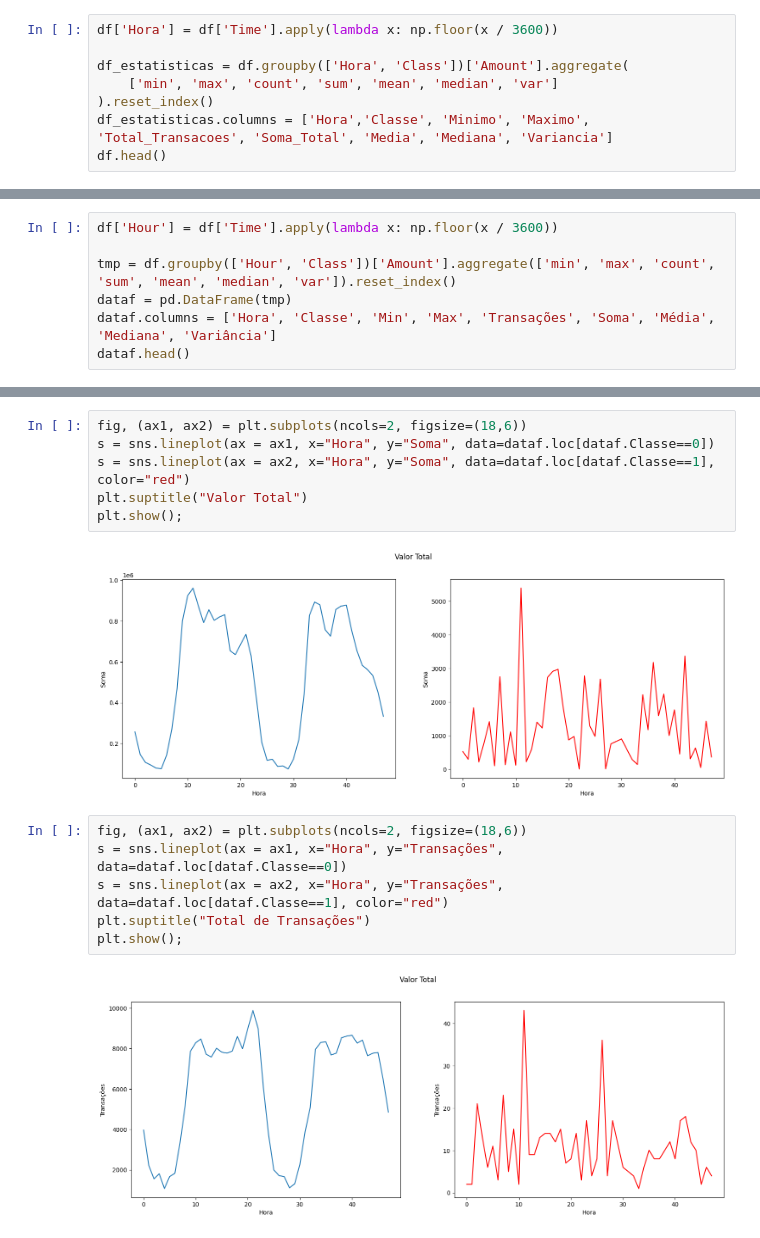
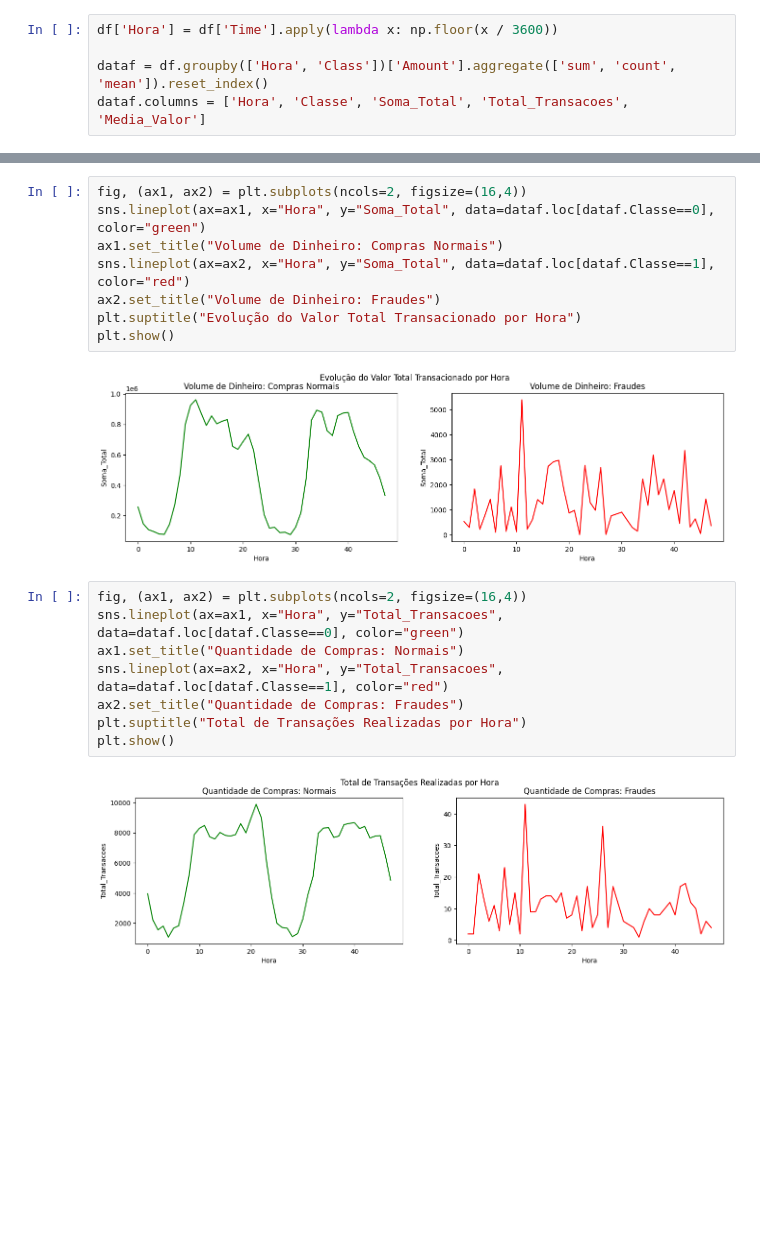
Before and after one commit to mmello7/machine_learning, a Jupyter notebook: notebook/deteccao.ipynb, the cells around one changed output, grey strips where cells are left out. Saved outputs shown, nothing was run; the diff lists cells and outputs as text; blank space fills up the shorter version.

```diff
--- a/notebook/deteccao.ipynb
+++ b/notebook/deteccao.ipynb
@@ -100,8 +56,5 @@ fig_final.show()
 # %%
 df['Hora'] = df['Time'].apply(lambda x: np.floor(x / 3600))
 
-df_estatisticas = df.groupby(['Hora', 'Class'])['Amount'].aggregate(
-    ['min', 'max', 'count', 'sum', 'mean', 'median', 'var']
-).reset_index()
-df_estatisticas.columns = ['Hora','Classe', 'Minimo', 'Maximo', 'Total_Transacoes', 'Soma_Total', 'Media', 'Mediana', 'Variancia']
-df.head()
+dataf = df.groupby(['Hora', 'Class'])['Amount'].aggregate(['sum', 'count', 'mean']).reset_index()
+dataf.columns = ['Hora', 'Classe', 'Soma_Total', 'Total_Transacoes', 'Media_Valor']
@@ -126,7 +60,0 @@ fig.show(filename='Densidade de Trnasações')
-# %%
-df['Hour'] = df['Time'].apply(lambda x: np.floor(x / 3600))
-
-tmp = df.groupby(['Hour', 'Class'])['Amount'].aggregate(['min', 'max', 'count', 'sum', 'mean', 'median', 'var']).reset_index()
-dataf = pd.DataFrame(tmp)
-dataf.columns = ['Hora', 'Classe', 'Min', 'Max', 'Transações', 'Soma', 'Média', 'Mediana', 'Variância']
-dataf.head()
@@ -140,16 +61,20 @@ dataf.head()
 # %%
-fig, (ax1, ax2) = plt.subplots(ncols=2, figsize=(18,6))
-s = sns.lineplot(ax = ax1, x="Hora", y="Soma", data=dataf.loc[dataf.Classe==0])
-s = sns.lineplot(ax = ax2, x="Hora", y="Soma", data=dataf.loc[dataf.Classe==1], color="red")
-plt.suptitle("Valor Total")
-plt.show();
+fig, (ax1, ax2) = plt.subplots(ncols=2, figsize=(16,4))
+sns.lineplot(ax=ax1, x="Hora", y="Soma_Total", data=dataf.loc[dataf.Classe==0], color="green")
+ax1.set_title("Volume de Dinheiro: Compras Normais")
+sns.lineplot(ax=ax2, x="Hora", y="Soma_Total", data=dataf.loc[dataf.Classe==1], color="red")
+ax2.set_title("Volume de Dinheiro: Fraudes")
+plt.suptitle("Evolução do Valor Total Transacionado por Hora")
+plt.show()
 # %% [output]
-[figure, old version]
+[figure, new version]
 # %%
-fig, (ax1, ax2) = plt.subplots(ncols=2, figsize=(18,6))
-s = sns.lineplot(ax = ax1, x="Hora", y="Transações", data=dataf.loc[dataf.Classe==0])
-s = sns.lineplot(ax = ax2, x="Hora", y="Transações", data=dataf.loc[dataf.Classe==1], color="red")
-plt.suptitle("Total de Transações")
-plt.show();
+fig, (ax1, ax2) = plt.subplots(ncols=2, figsize=(16,4))
+sns.lineplot(ax=ax1, x="Hora", y="Total_Transacoes", data=dataf.loc[dataf.Classe==0], color="green")
+ax1.set_title("Quantidade de Compras: Normais")
+sns.lineplot(ax=ax2, x="Hora", y="Total_Transacoes", data=dataf.loc[dataf.Classe==1], color="red")
+ax2.set_title("Quantidade de Compras: Fraudes")
+plt.suptitle("Total de Transações Realizadas por Hora")
+plt.show()
 # %% [output]
-[figure, old version]
+[figure, new version]
```
Also changed, not shown: parts of 19 cells of this notebook.
